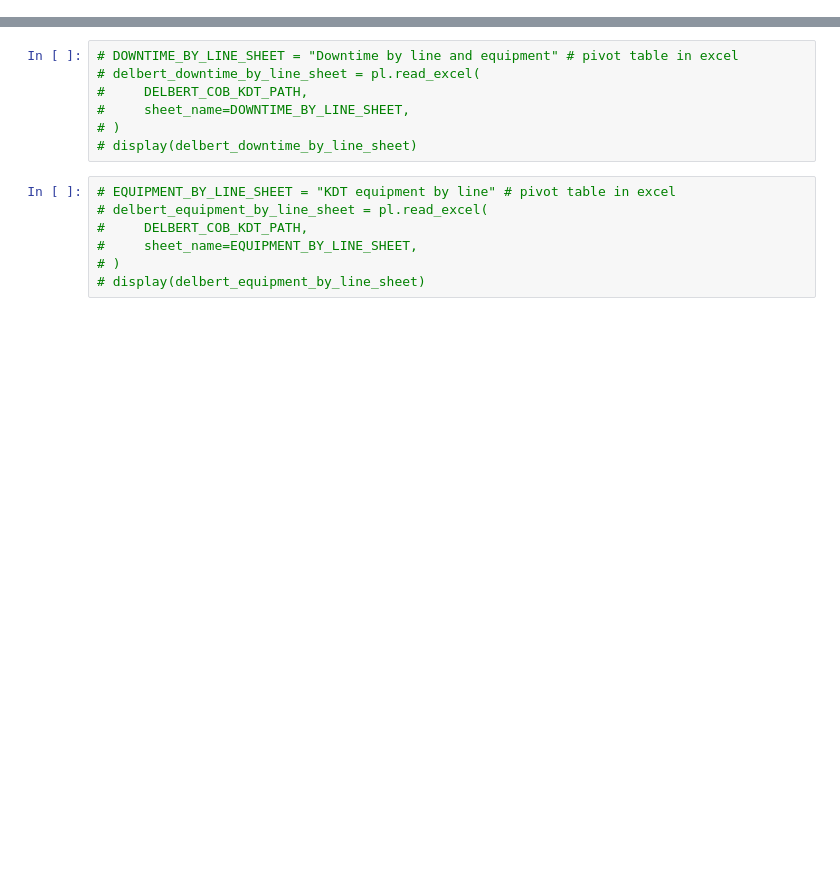
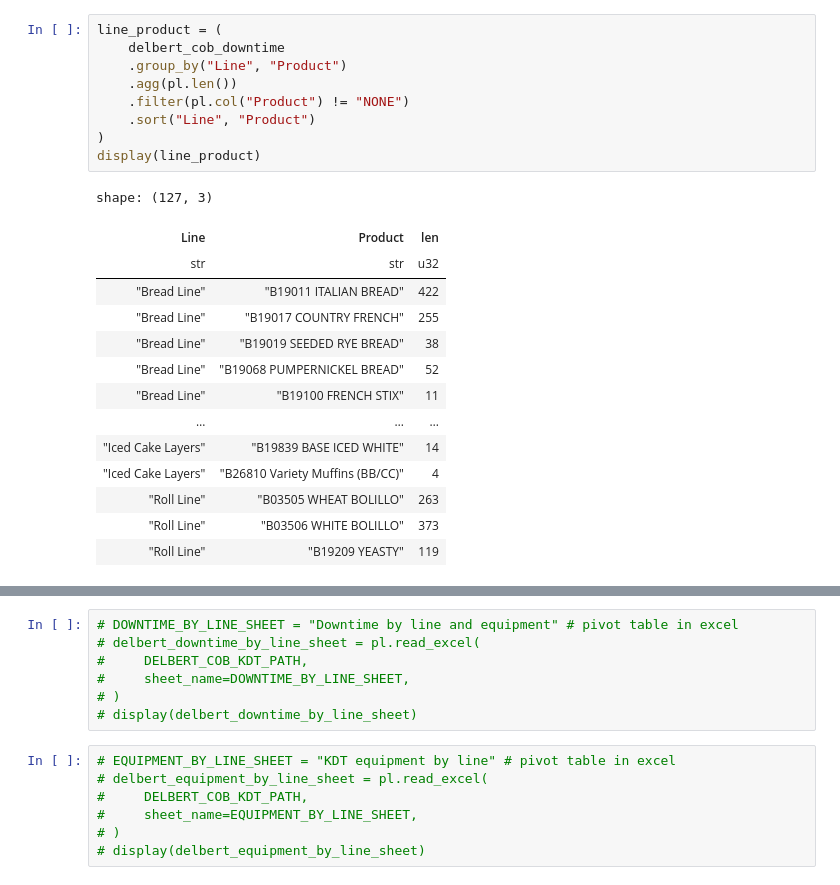
Before and after one commit to 8451LLC/labs-mfg-capabilities, a Jupyter notebook: nbs/inspect_kdt.ipynb, the cells around one changed output, grey strips where cells are left out. Saved outputs shown, nothing was run; the diff lists cells and outputs as text; blank space fills up the shorter version.

```diff
--- a/nbs/inspect_kdt.ipynb
+++ b/nbs/inspect_kdt.ipynb
@@ -62,6 +94,30 @@ shape: (12_878, 12)
 | "Roll Line" | 2025-05-16 | "General" | "General" | "Not Scheduled" | 2025-05-16 16:30:00 | 2025-05-17 04:30:00 | "B03505 WHEAT BOLILLO" | ... |
 | "Roll Line" | 2025-05-17 | "General" | "General" | "Not Scheduled" | 2025-05-17 04:30:00 | 2025-05-17 16:30:00 | "B03505 WHEAT BOLILLO" | ... |
 | "Roll Line" | 2025-05-17 | "General" | "General" | "Not Scheduled" | 2025-05-17 16:30:00 | 2025-05-18 04:30:00 | "B03505 WHEAT BOLILLO" | ... |
+# %%
+line_product = (
+    delbert_cob_downtime
+    .group_by("Line", "Product")
+    .agg(pl.len())
+    .filter(pl.col("Product") != "NONE")
+    .sort("Line", "Product")
+)
+display(line_product)
+# %% [output]
+shape: (127, 3)
+| Line | Product | len |
+| str | str | u32 |
+| "Bread Line" | "B19011 ITALIAN BREAD" | 422 |
+| "Bread Line" | "B19017 COUNTRY FRENCH" | 255 |
+| "Bread Line" | "B19019 SEEDED RYE BREAD" | 38 |
+| "Bread Line" | "B19068 PUMPERNICKEL BREAD" | 52 |
+| "Bread Line" | "B19100 FRENCH STIX" | 11 |
+| … | … | … |
+| "Iced Cake Layers" | "B19839 BASE ICED WHITE" | 14 |
+| "Iced Cake Layers" | "B26810 Variety Muffins (BB/CC)" | 4 |
+| "Roll Line" | "B03505 WHEAT BOLILLO" | 263 |
+| "Roll Line" | "B03506 WHITE BOLILLO" | 373 |
+| "Roll Line" | "B19209 YEASTY" | 119 |
 # %%
 line_product_equip = (
     delbert_cob_downtime
```
Also changed, not shown: parts of 6 cells of this notebook.
